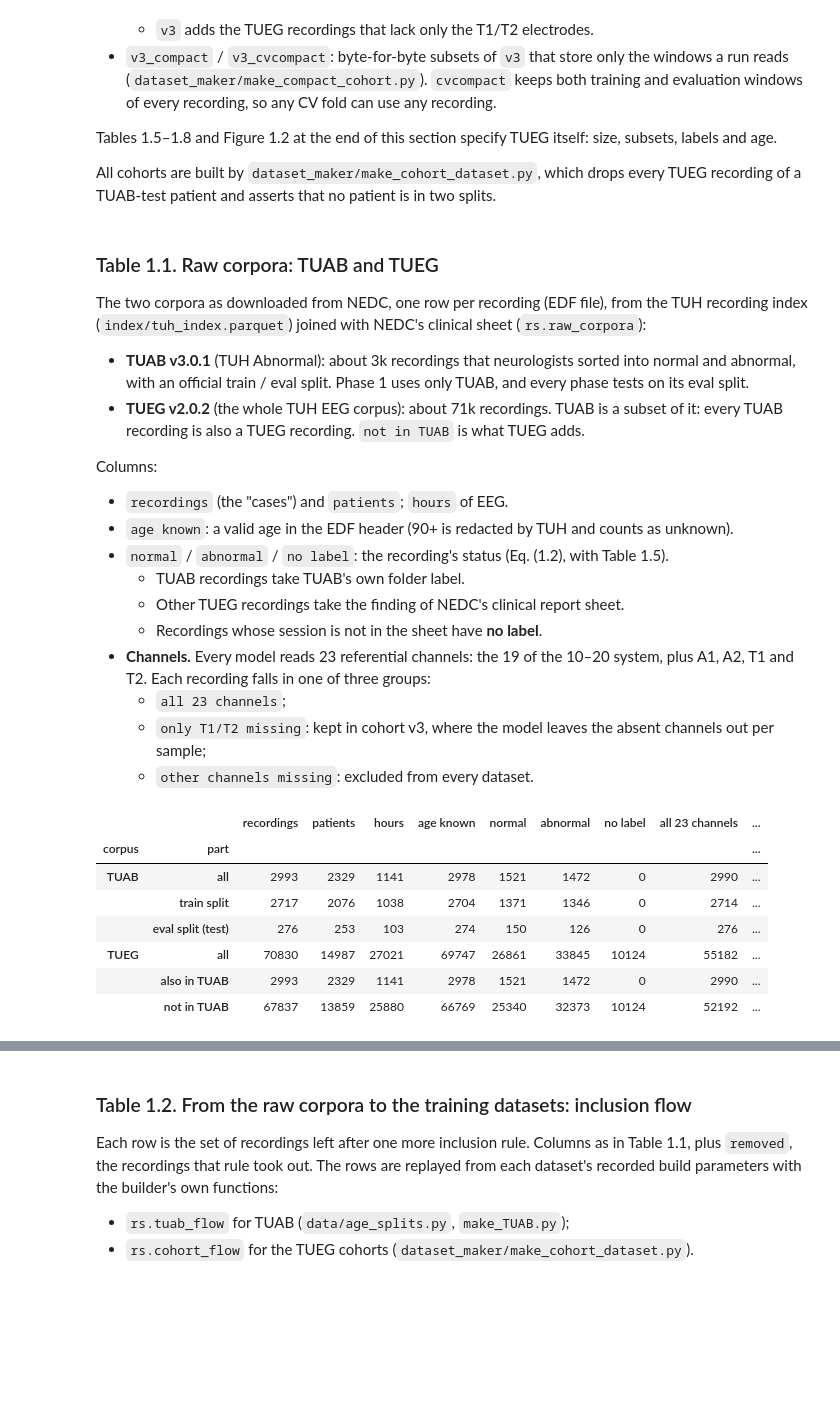
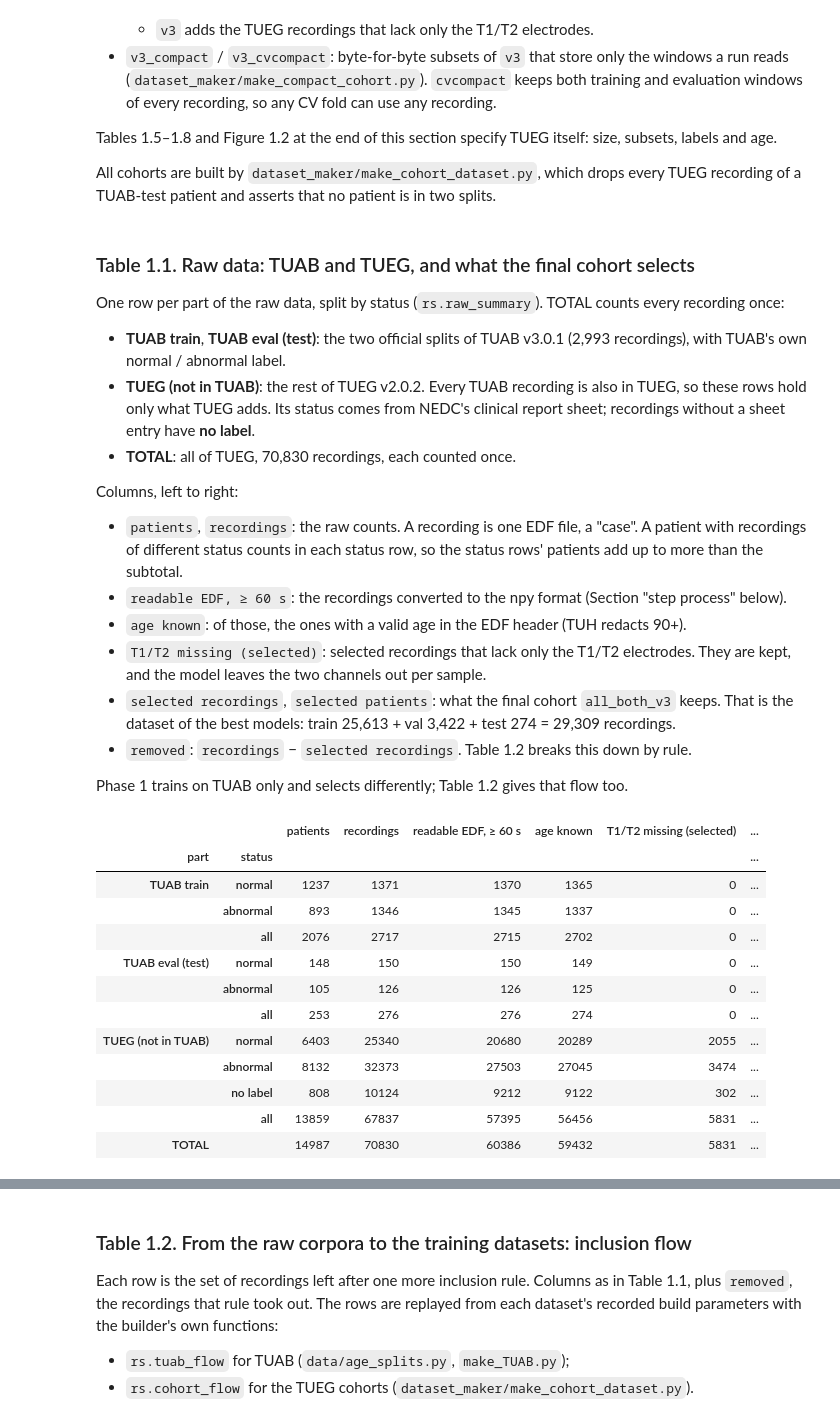
Before and after one commit to Neuro-Clalit/LaBraM, a Jupyter notebook: notebooks/brain_age_research_summary.ipynb, the cells around one changed output, grey strips where cells are left out. Saved outputs shown, nothing was run; the diff lists cells and outputs as text; code cells hidden in the pictures; blank space fills up the shorter version.

```diff
--- a/notebooks/brain_age_research_summary.ipynb
+++ b/notebooks/brain_age_research_summary.ipynb
@@ -173,45 +173,54 @@ and age.
 All cohorts are built by `dataset_maker/make_cohort_dataset.py`, which drops every TUEG recording of a
 TUAB-test patient and asserts that no patient is in two splits.
 # %% [markdown]
-### Table 1.1. Raw corpora: TUAB and TUEG
+### Table 1.1. Raw data: TUAB and TUEG, and what the final cohort selects
 
-The two corpora as downloaded from NEDC, one row per recording (EDF file), from the TUH recording index
-(`index/tuh_index.parquet`) joined with NEDC's clinical sheet (`rs.raw_corpora`):
-* **TUAB v3.0.1** (TUH Abnormal): about 3k recordings that neurologists sorted into normal and
-  abnormal, with an official train / eval split. Phase 1 uses only TUAB, and every phase tests on its
-  eval split.
-* **TUEG v2.0.2** (the whole TUH EEG corpus): about 71k recordings. TUAB is a subset of it: every TUAB
-  recording is also a TUEG recording. `not in TUAB` is what TUEG adds.
+One row per part of the raw data, split by status (`rs.raw_summary`). TOTAL counts every recording
+once:
+* **TUAB train**, **TUAB eval (test)**: the two official splits of TUAB v3.0.1 (2,993 recordings),
+  with TUAB's own normal / abnormal label.
+* **TUEG (not in TUAB)**: the rest of TUEG v2.0.2. Every TUAB recording is also in TUEG, so these
+  rows hold only what TUEG adds. Its status comes from NEDC's clinical report sheet; recordings without
+  a sheet entry have **no label**.
+* **TOTAL**: all of TUEG, 70,830 recordings, each counted once.
 
-Columns:
-* `recordings` (the "cases") and `patients`; `hours` of EEG.
-* `age known`: a valid age in the EDF header (90+ is redacted by TUH and counts as unknown).
-* `normal` / `abnormal` / `no label`: the recording's status (Eq. (1.2), with Table 1.5).
-  * TUAB recordings take TUAB's own folder label.
-  * Other TUEG recordings take the finding of NEDC's clinical report sheet.
-  * Recordings whose session is not in the sheet have **no label**.
-* **Channels.** Every model reads 23 referential channels: the 19 of the 10–20 system, plus A1, A2,
-  T1 and T2. Each recording falls in one of three groups:
-  * `all 23 channels`;
-  * `only T1/T2 missing`: kept in cohort v3, where the model leaves the absent channels out per
-    sample;
-  * `other channels missing`: excluded from every dataset.
+Columns, left to right:
+* `patients`, `recordings`: the raw counts. A recording is one EDF file, a "case". A patient with
+  recordings of different status counts in each status row, so the status rows' patients add up to
+  more than the subtotal.
+* `readable EDF, ≥ 60 s`: the recordings converted to the npy format (Section "step process" below).
+* `age known`: of those, the ones with a valid age in the EDF header (TUH redacts 90+).
+* `T1/T2 missing (selected)`: selected recordings that lack only the T1/T2 electrodes. They are kept,
+  and the model leaves the two channels out per sample.
+* `selected recordings`, `selected patients`: what the final cohort `all_both_v3` keeps. That is the
+  dataset of the best models: train 25,613 + val 3,422 + test 274 = 29,309 recordings.
+* `removed`: `recordings` − `selected recordings`. Table 1.2 breaks this down by rule.
+
+Phase 1 trains on TUAB only and selects differently; Table 1.2 gives that flow too.
 # %%
 TUEG_INDEX = os.path.join(TUH, "index/tuh_index.parquet")
 TUEG_SHEET = os.path.join(TUH, "index/nedc/metadata_v12.xlsm.xlsx")
 HAVE_TUEG = os.path.exists(TUEG_INDEX) and os.path.exists(TUEG_SHEET)
 if HAVE_TUEG:
     tueg = rs.tueg_recordings(TUEG_INDEX, TUEG_SHEET)
-    display(numbered_table(rs.raw_corpora(tueg).set_index(["corpus", "part"]), "1.1",
-                           "Raw corpora: TUAB and TUEG", precision=0))
+    with open(os.path.join(TUH, "tueg/v2.0.2/processed_npy_interp50-60_float16/manifest.json")) as f:
+        converted = [r["stem"] for r in json.load(f)["recordings"]]
+    final = pd.read_parquet(os.path.join(TUH, "cohorts/all_both_v3/cohort.parquet"))
+    t11 = rs.raw_summary(tueg, converted, final).set_index(["part", "status"])
+    display(numbered_table(t11, "1.1", "Raw data: TUAB and TUEG, and what the final cohort selects", precision=0))
 else:
     print("TUH recording index / clinical sheet not found: set LABRAM_TUH_ROOT to show Tables 1.1-1.2.")
 # %% [output]
-|  |  | recordings | patients | hours | age known | normal | abnormal | no label | all 23 channels | ... |
-| corpus | part |  |  |  |  |  |  |  |  | ... |
-| TUAB | all | 2993 | 2329 | 1141 | 2978 | 1521 | 1472 | 0 | 2990 | ... |
-|  | train split | 2717 | 2076 | 1038 | 2704 | 1371 | 1346 | 0 | 2714 | ... |
-|  | eval split (test) | 276 | 253 | 103 | 274 | 150 | 126 | 0 | 276 | ... |
-| TUEG | all | 70830 | 14987 | 27021 | 69747 | 26861 | 33845 | 10124 | 55182 | ... |
-|  | also in TUAB | 2993 | 2329 | 1141 | 2978 | 1521 | 1472 | 0 | 2990 | ... |
-|  | not in TUAB | 67837 | 13859 | 25880 | 66769 | 25340 | 32373 | 10124 | 52192 | ... |
+|  |  | patients | recordings | readable EDF, ≥ 60 s | age known | T1/T2 missing (selected) | ... |
+| part | status |  |  |  |  |  | ... |
+| TUAB train | normal | 1237 | 1371 | 1370 | 1365 | 0 | ... |
+|  | abnormal | 893 | 1346 | 1345 | 1337 | 0 | ... |
+|  | all | 2076 | 2717 | 2715 | 2702 | 0 | ... |
+| TUAB eval (test) | normal | 148 | 150 | 150 | 149 | 0 | ... |
+|  | abnormal | 105 | 126 | 126 | 125 | 0 | ... |
+|  | all | 253 | 276 | 276 | 274 | 0 | ... |
+| TUEG (not in TUAB) | normal | 6403 | 25340 | 20680 | 20289 | 2055 | ... |
+|  | abnormal | 8132 | 32373 | 27503 | 27045 | 3474 | ... |
+|  | no label | 808 | 10124 | 9212 | 9122 | 302 | ... |
+|  | all | 13859 | 67837 | 57395 | 56456 | 5831 | ... |
+| TOTAL |  | 14987 | 70830 | 60386 | 59432 | 5831 | ... |
```
Also changed, not shown: parts of 3 cells of this notebook, 3 other files.
